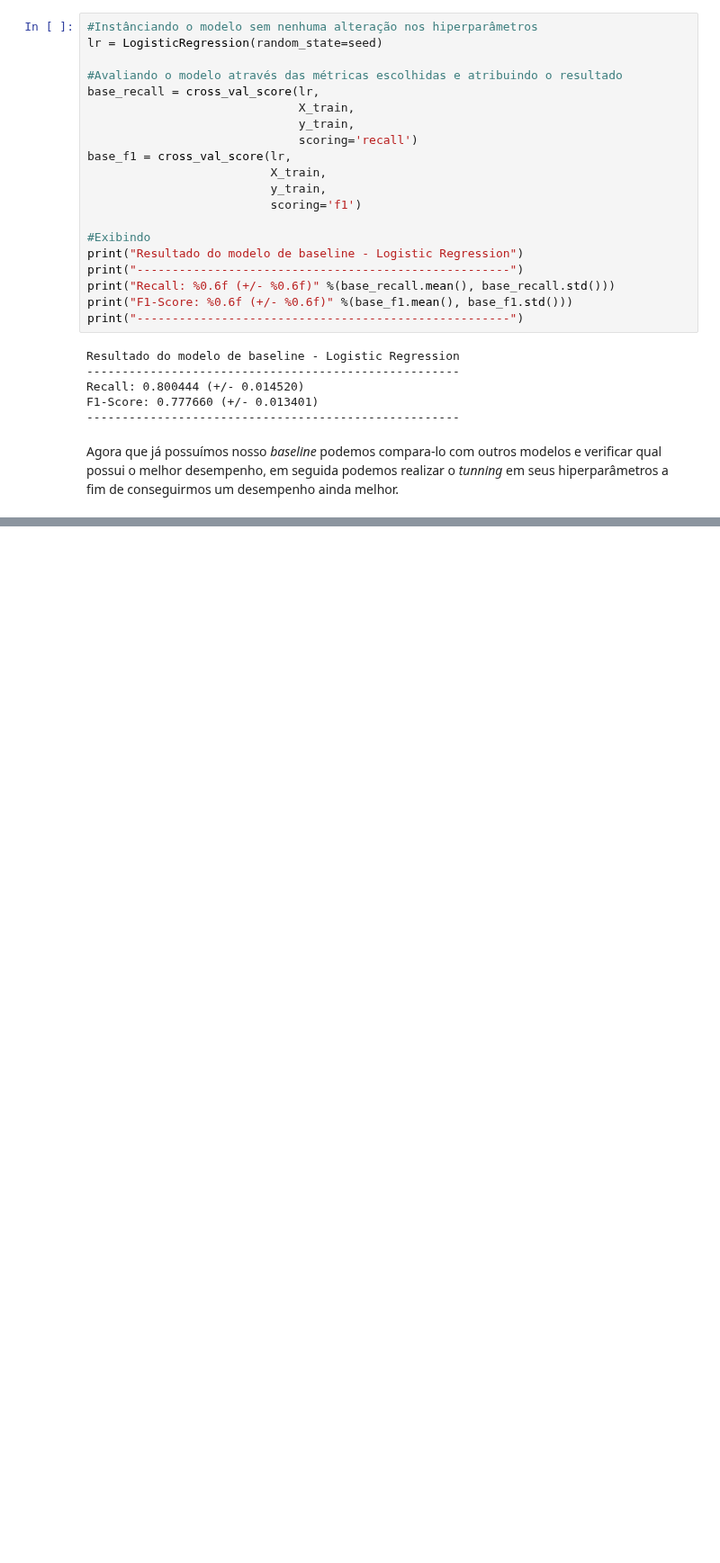
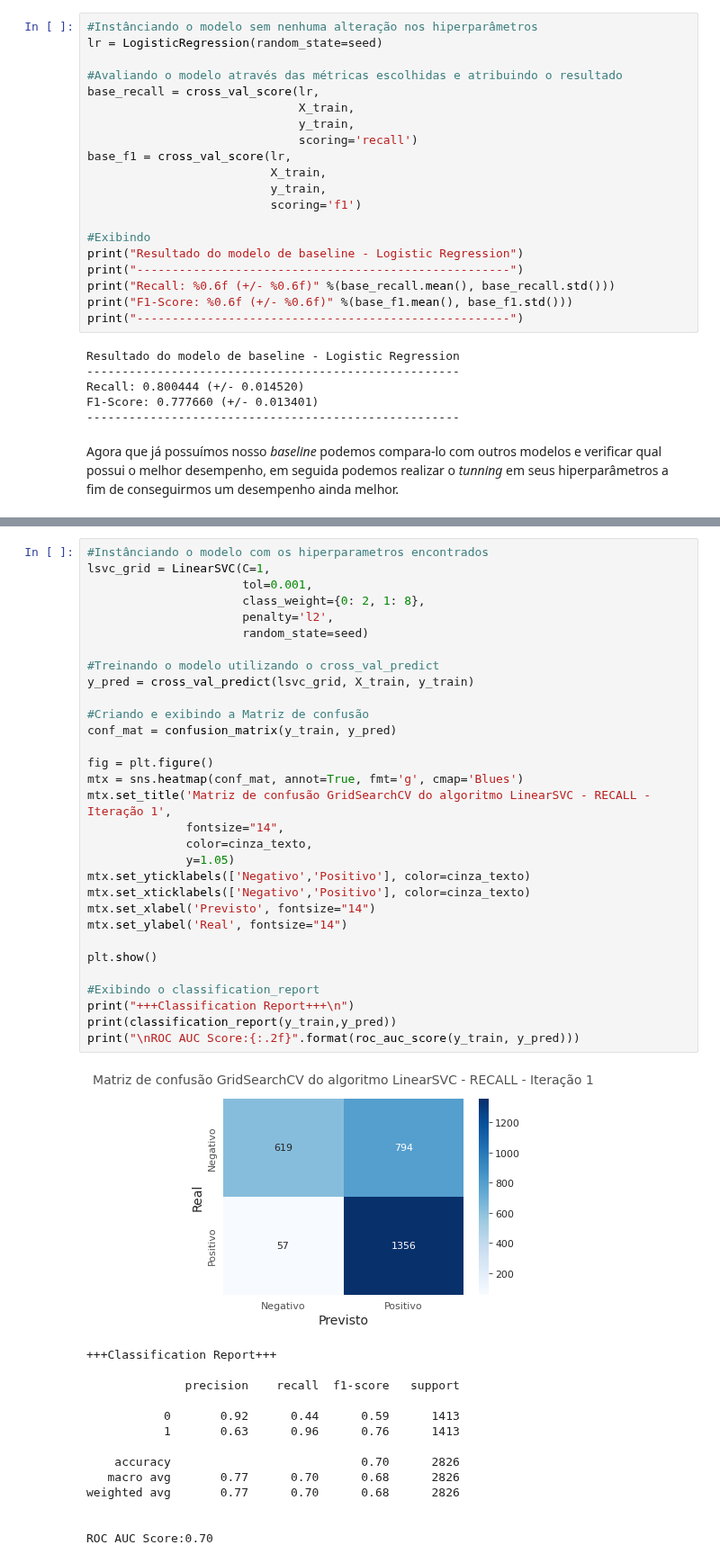
Before and after one commit to LuisCSGuimaraes/ChurnPrediction, a Jupyter notebook: Notebook/Churn Prediction.ipynb, the cells around one changed output, grey strips where cells are left out. Shown at 90% size. Saved outputs shown, nothing was run; the diff lists cells and outputs as text; blank space fills up the shorter version.

```diff
--- a/Notebook/Churn Prediction.ipynb
+++ b/Notebook/Churn Prediction.ipynb
@@ -1661,0 +1661,46 @@ warnings.filterwarnings('ignore')
+# %%
+#Instânciando o modelo com os hiperparametros encontrados
+lsvc_grid = LinearSVC(C=1,
+                      tol=0.001,
+                      class_weight={0: 2, 1: 8},
+                      penalty='l2',
+                      random_state=seed)
+
+#Treinando o modelo utilizando o cross_val_predict
+y_pred = cross_val_predict(lsvc_grid, X_train, y_train)
+
+#Criando e exibindo a Matriz de confusão
+conf_mat = confusion_matrix(y_train, y_pred)
+
+fig = plt.figure()
+mtx = sns.heatmap(conf_mat, annot=True, fmt='g', cmap='Blues')
+mtx.set_title('Matriz de confusão GridSearchCV do algoritmo LinearSVC - RECALL - Iteração 1',
+              fontsize="14",
+              color=cinza_texto,
+              y=1.05)
+mtx.set_yticklabels(['Negativo','Positivo'], color=cinza_texto)
+mtx.set_xticklabels(['Negativo','Positivo'], color=cinza_texto)
+mtx.set_xlabel('Previsto', fontsize="14")
+mtx.set_ylabel('Real', fontsize="14")
+
+plt.show()
+
+#Exibindo o classification_report
+print("+++Classification Report+++\n")
+print(classification_report(y_train,y_pred))
+print("\nROC AUC Score:{:.2f}".format(roc_auc_score(y_train, y_pred)))
+# %% [output]
+[figure, added]
++++Classification Report+++
+
+              precision    recall  f1-score   support
+
+           0       0.92      0.44      0.59      1413
+           1       0.63      0.96      0.76      1413
+
+    accuracy                           0.70      2826
+   macro avg       0.77      0.70      0.68      2826
+weighted avg       0.77      0.70      0.68      2826
+
+
+ROC AUC Score:0.70
```
Also changed, not shown: parts of 42 cells of this notebook.
